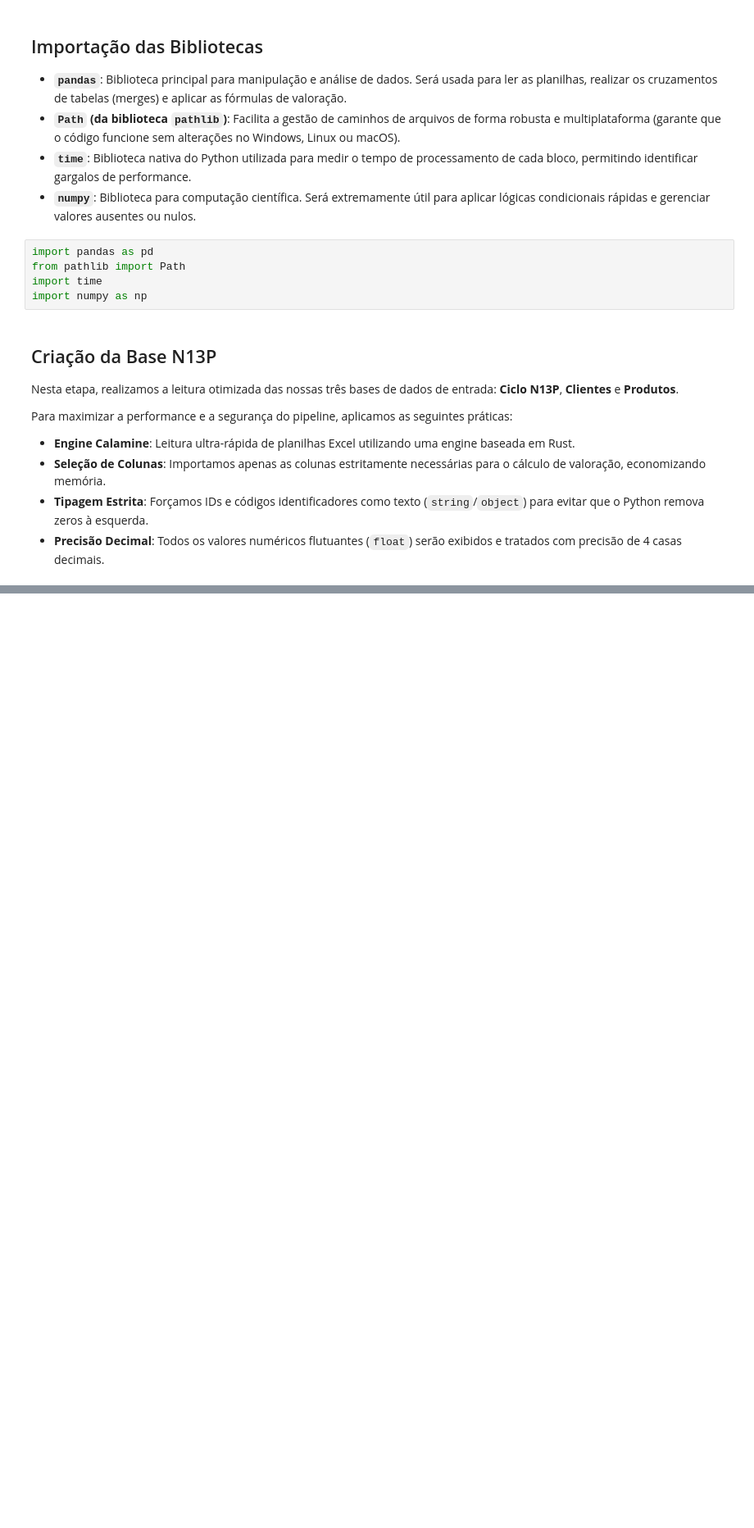
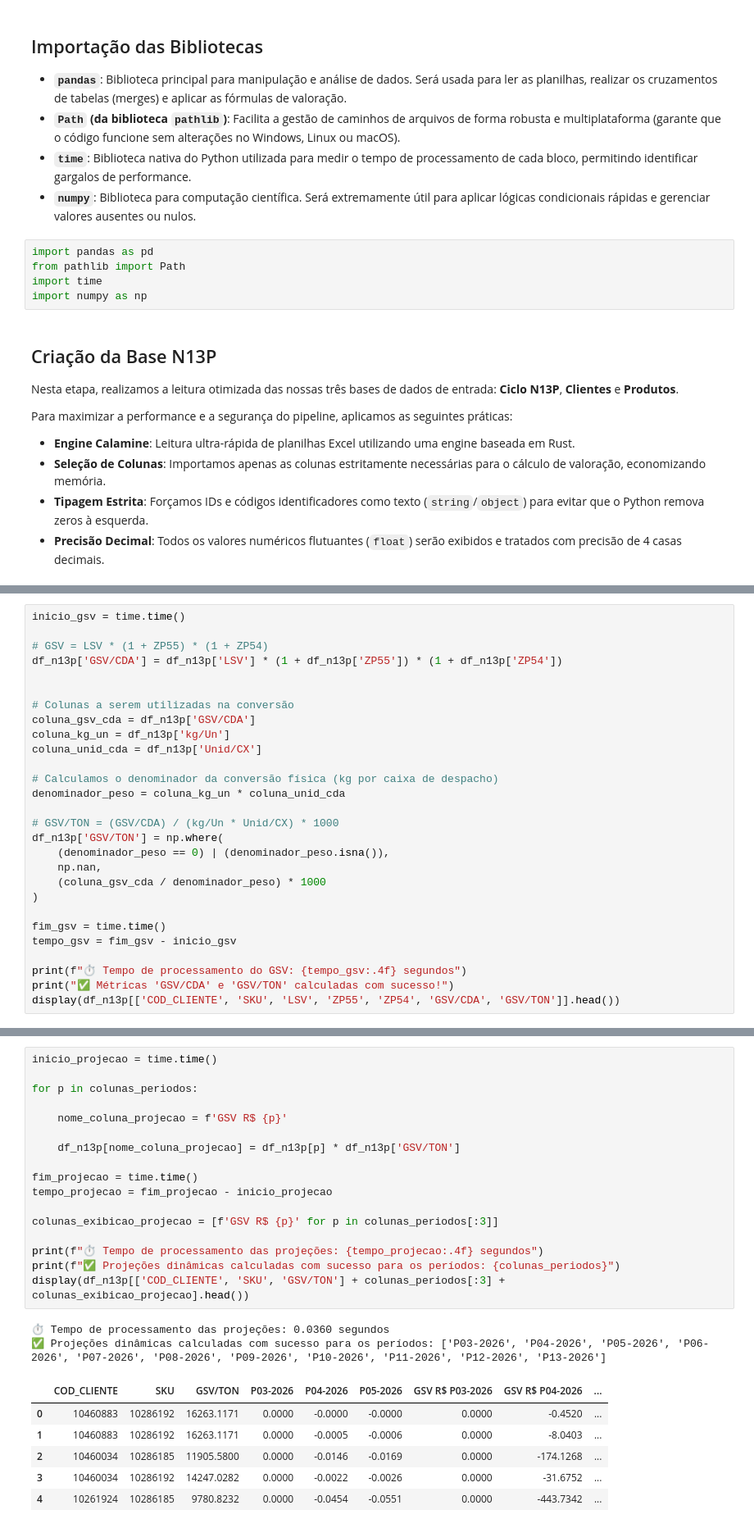
Before and after one commit to mxmluccamars/srm_valoracao, a Jupyter notebook: scripts/main3.ipynb, the cells around one changed output, grey strips where cells are left out. Shown at 82% size. Saved outputs shown, nothing was run; the diff lists cells and outputs as text; blank space fills up the shorter version.

```diff
--- a/scripts/main3.ipynb
+++ b/scripts/main3.ipynb
@@ -133,0 +589,28 @@ df_produtos.head(10)
+# %%
+inicio_gsv = time.time()
+
+# GSV = LSV * (1 + ZP55) * (1 + ZP54)
+df_n13p['GSV/CDA'] = df_n13p['LSV'] * (1 + df_n13p['ZP55']) * (1 + df_n13p['ZP54'])
+
+
+# Colunas a serem utilizadas na conversão
+coluna_gsv_cda = df_n13p['GSV/CDA']
+coluna_kg_un = df_n13p['kg/Un']
+coluna_unid_cda = df_n13p['Unid/CX']
+
+# Calculamos o denominador da conversão física (kg por caixa de despacho)
+denominador_peso = coluna_kg_un * coluna_unid_cda
+
+# GSV/TON = (GSV/CDA) / (kg/Un * Unid/CX) * 1000
+df_n13p['GSV/TON'] = np.where(
+    (denominador_peso == 0) | (denominador_peso.isna()),
+    np.nan,
+    (coluna_gsv_cda / denominador_peso) * 1000
+)
+
+fim_gsv = time.time()
+tempo_gsv = fim_gsv - inicio_gsv
+
+print(f"⏱️ Tempo de processamento do GSV: {tempo_gsv:.4f} segundos")
+print("✅ Métricas 'GSV/CDA' e 'GSV/TON' calculadas com sucesso!")
+display(df_n13p[['COD_CLIENTE', 'SKU', 'LSV', 'ZP55', 'ZP54', 'GSV/CDA', 'GSV/TON']].head())
@@ -133,0 +634,26 @@ df_produtos.head(10)
+# %%
+inicio_projecao = time.time()
+
+for p in colunas_periodos:
+
+    nome_coluna_projecao = f'GSV R$ {p}'
+
+    df_n13p[nome_coluna_projecao] = df_n13p[p] * df_n13p['GSV/TON']
+
+fim_projecao = time.time()
+tempo_projecao = fim_projecao - inicio_projecao
+
+colunas_exibicao_projecao = [f'GSV R$ {p}' for p in colunas_periodos[:3]]
+
+print(f"⏱️ Tempo de processamento das projeções: {tempo_projecao:.4f} segundos")
+print(f"✅ Projeções dinâmicas calculadas com sucesso para os períodos: {colunas_periodos}")
+display(df_n13p[['COD_CLIENTE', 'SKU', 'GSV/TON'] + colunas_periodos[:3] + colunas_exibicao_projecao].head())
+# %% [output]
+⏱️ Tempo de processamento das projeções: 0.0360 segundos
+✅ Projeções dinâmicas calculadas com sucesso para os períodos: ['P03-2026', 'P04-2026', 'P05-2026', 'P06-2026', 'P07-2026', 'P08-2026', 'P09-2026', 'P10-2026', 'P11-2026', 'P12-2026', 'P13-2026']
+|  | COD_CLIENTE | SKU | GSV/TON | P03-2026 | P04-2026 | P05-2026 | GSV R$ P03-2026 | GSV R$ P04-2026 | ... |
+| 0 | 10460883 | 10286192 | 16263.1171 | 0.0000 | -0.0000 | -0.0000 | 0.0000 | -0.4520 | ... |
+| 1 | 10460883 | 10286192 | 16263.1171 | 0.0000 | -0.0005 | -0.0006 | 0.0000 | -8.0403 | ... |
+| 2 | 10460034 | 10286185 | 11905.5800 | 0.0000 | -0.0146 | -0.0169 | 0.0000 | -174.1268 | ... |
+| 3 | 10460034 | 10286192 | 14247.0282 | 0.0000 | -0.0022 | -0.0026 | 0.0000 | -31.6752 | ... |
+| 4 | 10261924 | 10286185 | 9780.8232 | 0.0000 | -0.0454 | -0.0551 | 0.0000 | -443.7342 | ... |
```
Also changed, not shown: parts of 35 cells of this notebook, 1 other file.
